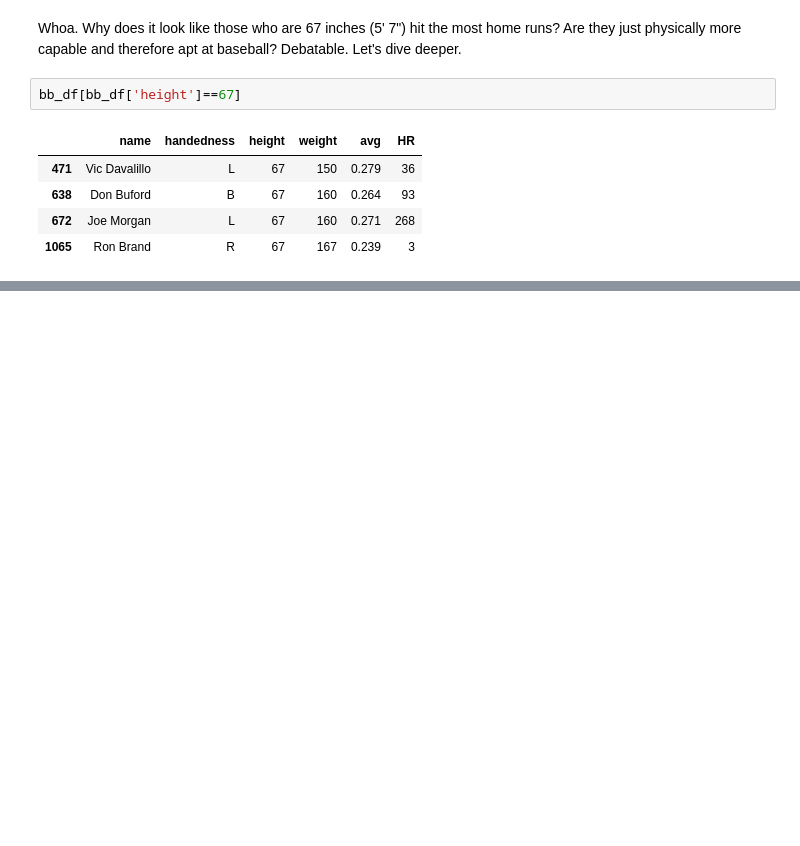
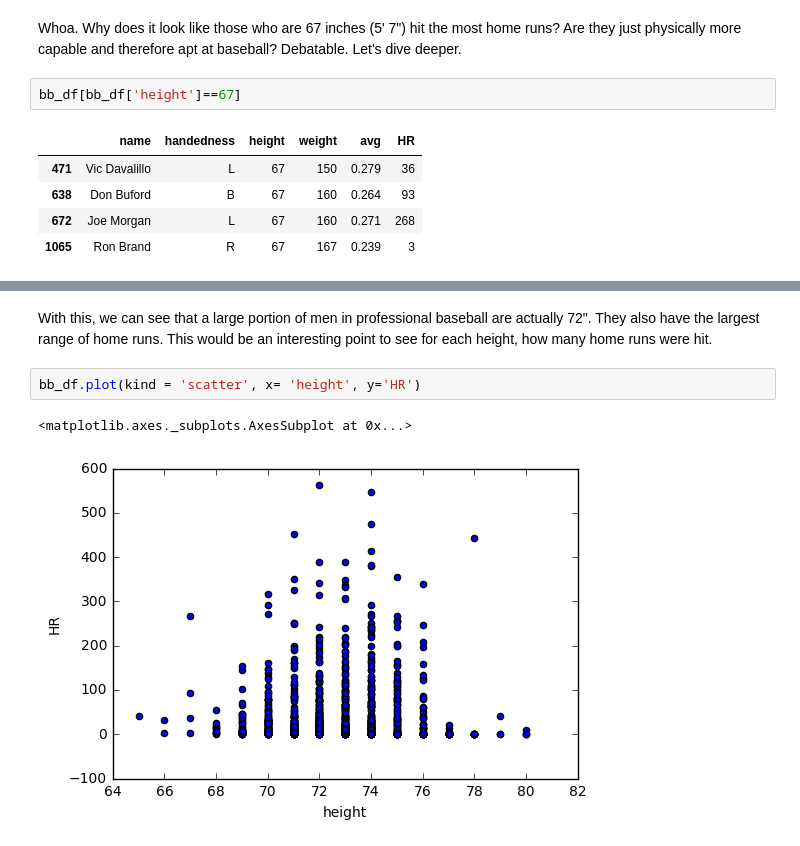
Before and after one commit to ohmgmatt/udacity_viz, a Jupyter notebook: Baseball Exploration.ipynb, the cells around one changed output, grey strips where cells are left out. Drawn from its saved outputs; the diff is of its cells as text; blank space fills up the shorter version.

Commit message:
Further analysis on baseball dataset, including initial plotting

```diff
--- a/Baseball Exploration.ipynb
+++ b/Baseball Exploration.ipynb
@@ -84,0 +148,7 @@ bb_df[bb_df['HR']<500]['HR'].max()
+# %% [markdown]
+With this, we can see that a large portion of men in professional baseball are actually 72". They also have the largest range of home runs. This would be an interesting point to see for each height, how many home runs were hit.
+# %%
+bb_df.plot(kind = 'scatter', x= 'height', y='HR')
+# %% [output]
+<matplotlib.axes._subplots.AxesSubplot at 0x...>
+[figure, added]
```
Also changed, not shown: parts of 17 cells of this notebook.
